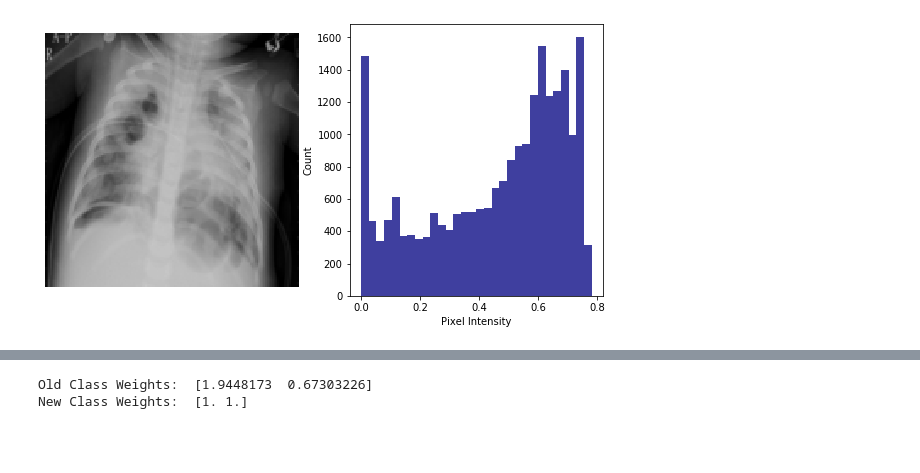
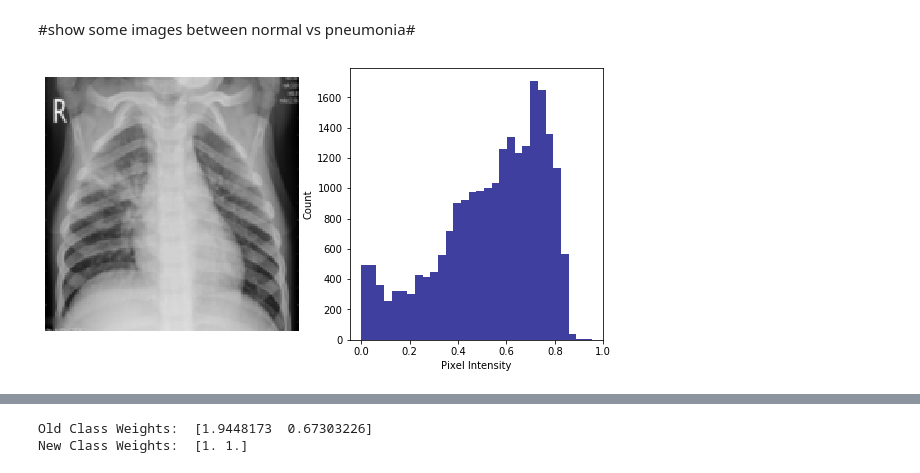
Before and after one commit to borodark/ie7860, a Jupyter notebook: Semester project.ipynb, the cells around one changed output, grey strips where cells are left out. Cells and saved outputs as stored; diff of their text form; code cells hidden in the pictures; blank space fills up the shorter version.

```diff
--- a/Semester project.ipynb
+++ b/Semester project.ipynb
@@ -98,0 +105,2 @@ PNEUMONIA
+# %% [markdown]
+#show some images between normal vs pneumonia#
@@ -99,20 +110,20 @@ PNEUMONIA
 # %%
 def plotHistogram(a):
     """
     Plot histogram of RGB Pixel Intensities
     """
     plt.figure(figsize=(10,5))
     plt.subplot(1,2,1)
     plt.imshow(a)
     plt.axis('off')
     histo = plt.subplot(1,2,2)
     histo.set_ylabel('Count')
     histo.set_xlabel('Pixel Intensity')
     n_bins = 30
     plt.hist(a[:,:,0].flatten(), bins= n_bins, lw = 0, color='r', alpha=0.5);
     plt.hist(a[:,:,1].flatten(), bins= n_bins, lw = 0, color='g', alpha=0.5);
     plt.hist(a[:,:,2].flatten(), bins= n_bins, lw = 0, color='b', alpha=0.5);
 
-plotHistogram(X_train[10])
+plotHistogram(X_train[12])
 # %% [output]
-[figure, old version]
+[figure, new version]
```
Also changed, not shown: parts of 34 cells of this notebook, 6 other files.
